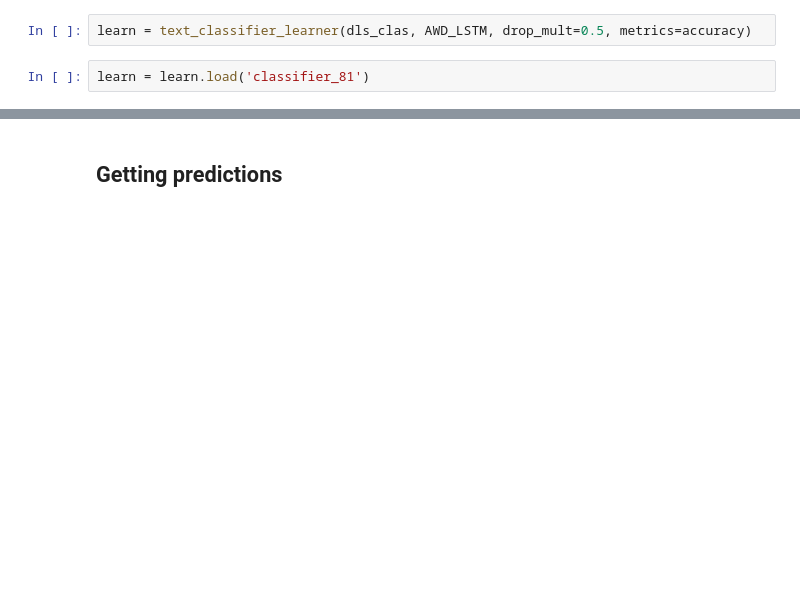
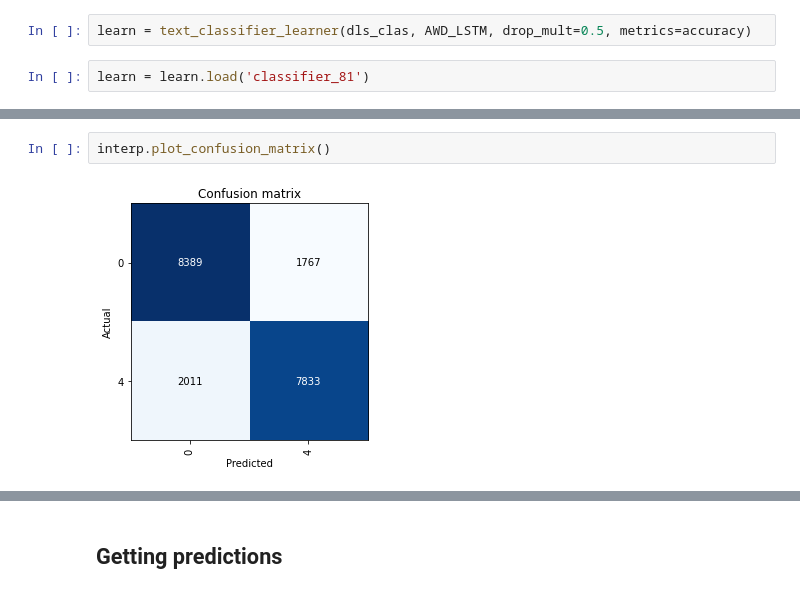
Before and after one commit to beethedev/twitter-sentiment140, a Jupyter notebook: predictions evaluation.ipynb, the cells around one changed output, grey strips where cells are left out. Saved outputs shown, nothing was run; the diff lists cells and outputs as text; blank space fills up the shorter version.

```diff
--- a/predictions evaluation.ipynb
+++ b/predictions evaluation.ipynb
@@ -18,0 +25,4 @@ learn = learn.load('classifier_81')
+# %%
+interp.plot_confusion_matrix()
+# %% [output]
+[figure, added]
```
Also changed, not shown: parts of 55 cells of this notebook.
